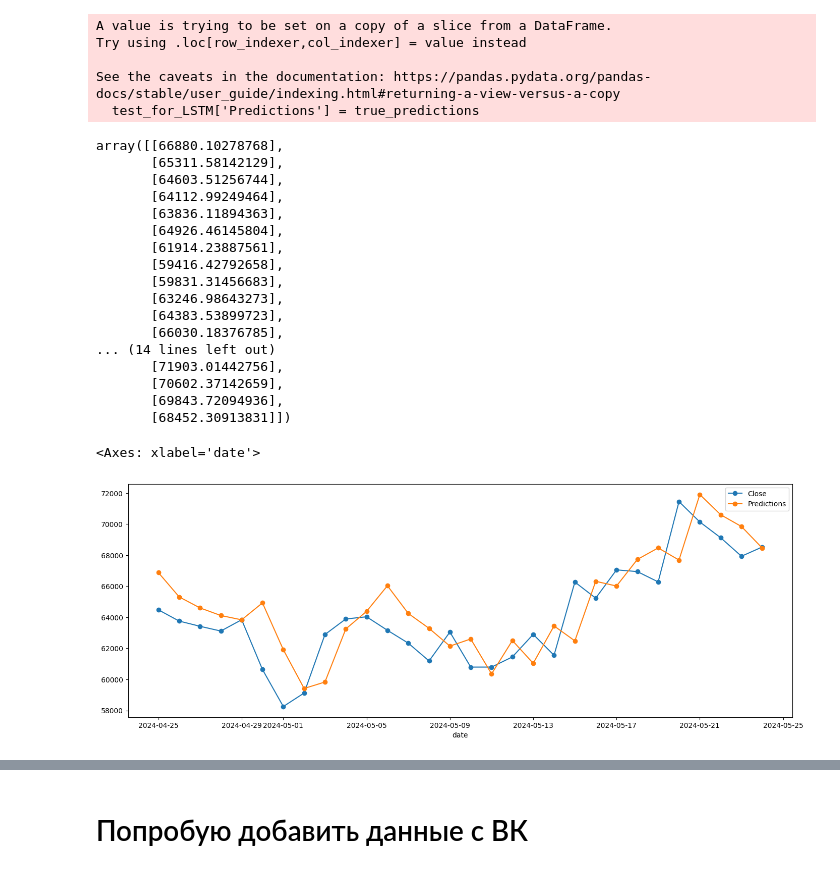
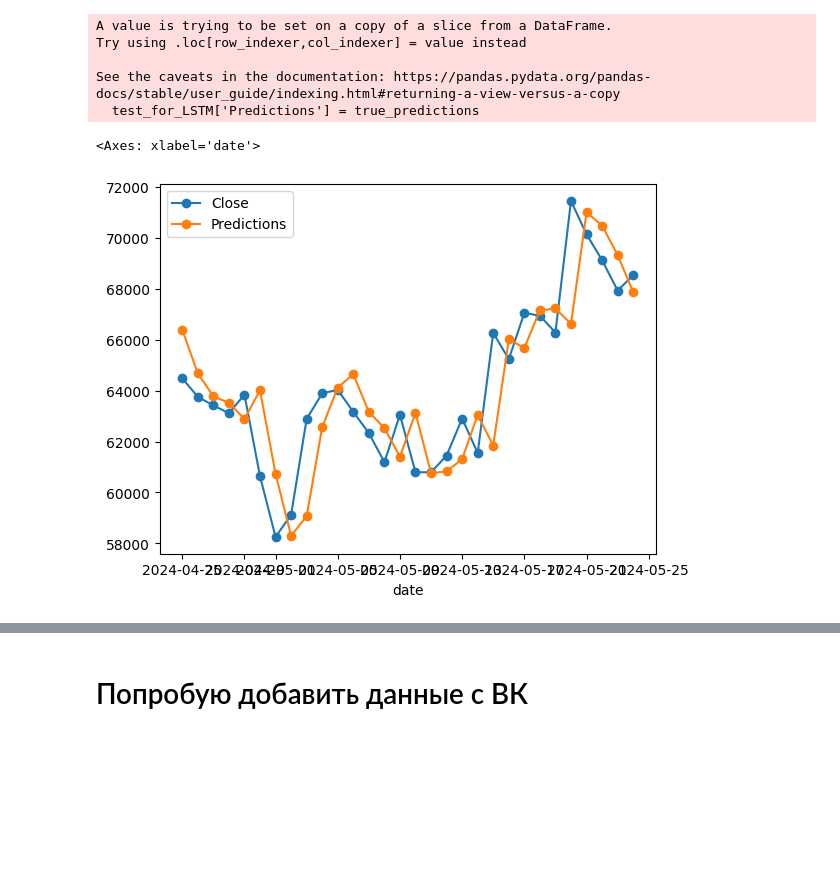
Before and after one commit to Waskoff/Time-series-prediction-using-LSTM-BERT-sentiment-classifier, a Jupyter notebook: Arima_and_lstm.ipynb, the cells around one changed output, grey strips where cells are left out. Saved outputs shown, nothing was run; the diff lists cells and outputs as text; code cells hidden in the pictures; blank space fills up the shorter version.

```diff
--- a/Arima_and_lstm.ipynb
+++ b/Arima_and_lstm.ipynb
@@ -1485,6 +1689,9 @@ rbk_data_from_cryptobert = rbk_data_from_cryptobert.groupby('publish_date').mean
 # %%
 # Преобразование publish_date в дату без времени
 rbk_data_from_cryptobert['publish_date'] = rbk_data_from_cryptobert['publish_date'].apply(lambda x: x.date())
+# %%
+my_df['date'] = my_df.index
+my_df['date'] = pd.to_datetime(my_df['date']).dt.date
 # %%
 # Объединение данных
 merged_df_cryptoBert = pd.merge(my_df, rbk_data_from_cryptobert, how='left', left_on='date', right_on='publish_date')
@@ -1577,4 +1784,6 @@ n_features = X.shape[2]
 n_features
 # %% [output]
 4
+# %%
+my_mask = np.float64(-1)
 # %%
@@ -1641,9 +1838,10 @@ KeyError: 'rbk_positive'
 # %%
 # define model
+keras.utils.set_random_seed(best_random_seed_for_crypto_bert_rbk)
 LSTM_model_with_Pos_rbk = Sequential()
-LSTM_model_with_Pos_rbk.add(Masking(mask_value=mask, input_shape=(n_input, n_features)))
+LSTM_model_with_Pos_rbk.add(Masking(mask_value=my_mask, input_shape=(n_input, n_features)))
 LSTM_model_with_Pos_rbk.add(LSTM(100, input_shape=(n_input, n_features)))
-LSTM_model_with_Pos_rbk.add(Dense(5))
+LSTM_model_with_Pos_rbk.add(Dense(6))
 LSTM_model_with_Pos_rbk.add(Dense(1))
 LSTM_model_with_Pos_rbk.compile(optimizer='adam', loss='mse')
 # %%
@@ -1656,5 +1854,5 @@ LSTM_model_with_Pos_rbk.compile(optimizer='adam', loss='mse')
 # LSTM_model_with_Pos_rbk.add(Dense(1))
 # LSTM_model_with_Pos_rbk.compile(optimizer='adam', loss='mse')
 # %%
-LSTM_model_with_Pos_rbk.fit(generator,epochs=15)
+LSTM_model_with_Pos_rbk.fit(generator,epochs=12)
 # %% [output]
@@ -1755,32 +1955,12 @@ Try using .loc[row_indexer,col_indexer] = value instead
 
 See the caveats in the documentation: https://pandas.pydata.org/pandas-docs/stable/user_guide/indexing.html#returning-a-view-versus-a-copy
   test_for_LSTM['Predictions'] = true_predictions
-# %%
-true_predictions
-# %% [output]
-array([[66880.10278768],
-       [65311.58142129],
-       [64603.51256744],
-       [64112.99249464],
-       [63836.11894363],
-       [64926.46145804],
-       [61914.23887561],
-       [59416.42792658],
-       [59831.31456683],
-       [63246.98643273],
-       [64383.53899723],
-       [66030.18376785],
-... (14 lines left out)
-       [71903.01442756],
-       [70602.37142659],
-       [69843.72094936],
-       [68452.30913831]])
 # %%
 columns_to_plot = ['Close', 'Predictions']
-test_for_LSTM[columns_to_plot].plot(figsize=(17,6), marker='o', label = True)
+test_for_LSTM[columns_to_plot].plot(marker='o', label = True)
 # %% [output]
 <Axes: xlabel='date'>
-[figure, old version]
+[figure, new version]
 # %%
 rmse=sqrt(mean_squared_error(test_for_LSTM['Close'],test_for_LSTM['Predictions']))
 print(f"Root Mean squared error: {rmse}")
```
Also changed, not shown: parts of 114 cells of this notebook, 1 other file.
